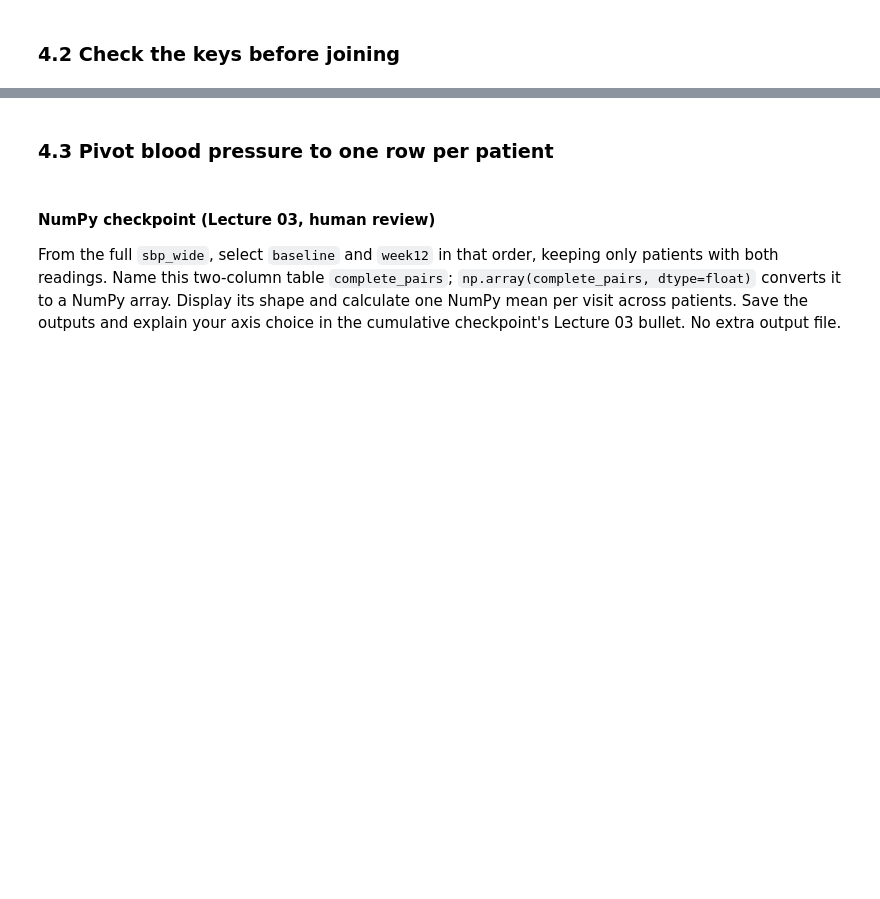
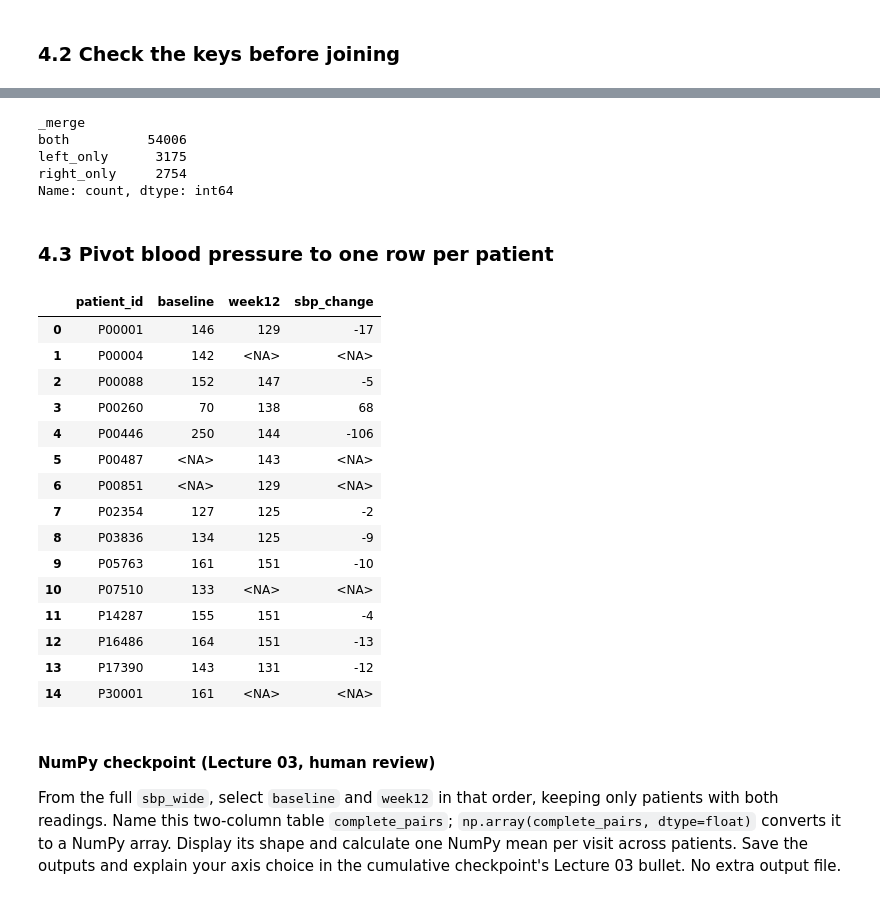
Before and after one commit to Mattold/ds217-26f-06, a Jupyter notebook: assignment.ipynb, the cells around one changed output, grey strips where cells are left out. Saved outputs shown, nothing was run; the diff lists cells and outputs as text; code cells hidden in the pictures; blank space fills up the shorter version.

```diff
--- a/assignment.ipynb
+++ b/assignment.ipynb
@@ -406,12 +458,69 @@ sites_current = None
 # %%
-# TODO: step 3, outer merge visits_clean and a1c_long with indicator=True and show the _merge counts,
-# then save the seven counts in README Task 4.2 to MERGE_AUDIT_PATH.
+v_a1c_merge = pd.merge(
+    visits_clean, a1c_long, on=["patient_id", "visit"], how="outer", indicator=True
+)
+print(v_a1c_merge["_merge"].value_counts())
+
+merge_audit = pd.DataFrame(
+    {
+        "check": [
+            "visits with an A1c result",
+            "visits without an A1c result",
+            "A1c results without a visit",
+            "visits whose patient is not in the registry",
+            "registry patients with no visit",
+            "registry patients whose site is not in the site list",
+            "site list rows removed by the current-record rule",
+        ],
+        "count": [
+            (v_a1c_merge["_merge"] == "both").sum(),
+            (v_a1c_merge["_merge"] == "left_only").sum(),
+            (v_a1c_merge["_merge"] == "right_only").sum(),
+            (~visits_clean["patient_id"].isin(patients_clean["patient_id"])).sum(),
+            (~patients_clean["patient_id"].isin(visits_clean["patient_id"])).sum(),
+            (~patients_clean["site_code"].isin(sites["site_code"])).sum(),
+            len(sites) - len(sites_current),
+        ],
+    }
+)
+
+
+merge_audit.to_csv(MERGE_AUDIT_PATH, index=False)
+# %% [output]
+_merge
+both          54006
+left_only      3175
+right_only     2754
+Name: count, dtype: int64
 # %% [markdown]
 ### 4.3 Pivot blood pressure to one row per patient
 # %%
-# TODO: pivot visits_clean, reset the index, clear columns.name, add sbp_change, then save the
-# SAMPLE_IDS rows to SBP_WIDE_SAMPLE_PATH (README Task 4.3).
-sbp_wide = None
+sbp_wide = visits_clean.pivot(
+    index="patient_id", columns="visit", values = "sbp_mmhg").reset_index()
+sbp_wide.columns.name = None
+sbp_wide["sbp_change"] = sbp_wide["week12"] - sbp_wide["baseline"]
+
+sbp_wide_sample = sbp_wide[sbp_wide["patient_id"].isin(SAMPLE_IDS)].reset_index(drop=True)
+
+sbp_wide_sample.to_csv(SBP_WIDE_SAMPLE_PATH, index=False)
+sbp_wide_sample
+# %% [output]
+|  | patient_id | baseline | week12 | sbp_change |
+| 0 | P00001 | 146 | 129 | -17 |
+| 1 | P00004 | 142 | <NA> | <NA> |
+| 2 | P00088 | 152 | 147 | -5 |
+| 3 | P00260 | 70 | 138 | 68 |
+| 4 | P00446 | 250 | 144 | -106 |
+| 5 | P00487 | <NA> | 143 | <NA> |
+| 6 | P00851 | <NA> | 129 | <NA> |
+| 7 | P02354 | 127 | 125 | -2 |
+| 8 | P03836 | 134 | 125 | -9 |
+| 9 | P05763 | 161 | 151 | -10 |
+| 10 | P07510 | 133 | <NA> | <NA> |
+| 11 | P14287 | 155 | 151 | -4 |
+| 12 | P16486 | 164 | 151 | -13 |
+| 13 | P17390 | 143 | 131 | -12 |
+| 14 | P30001 | 161 | <NA> | <NA> |
 # %% [markdown]
 #### NumPy checkpoint (Lecture 03, human review)
 
```
Also changed, not shown: parts of 8 cells of this notebook, 4 other files.
